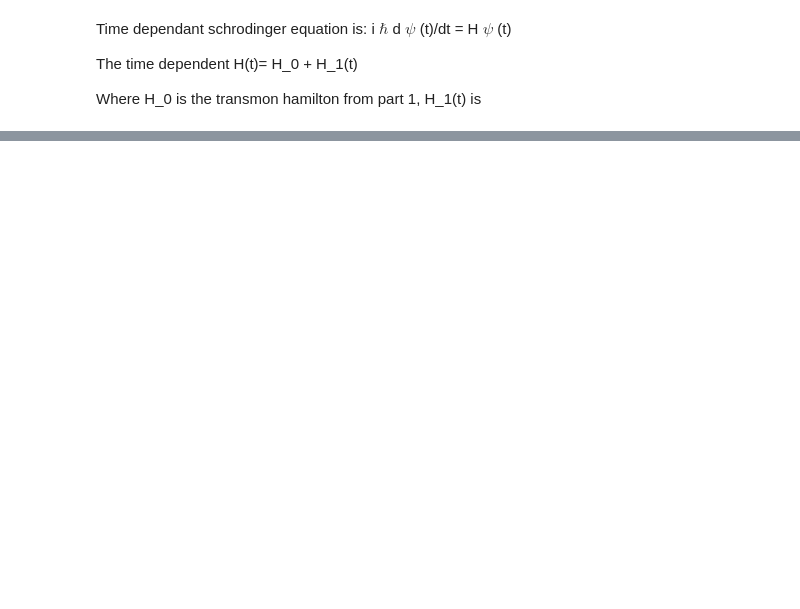
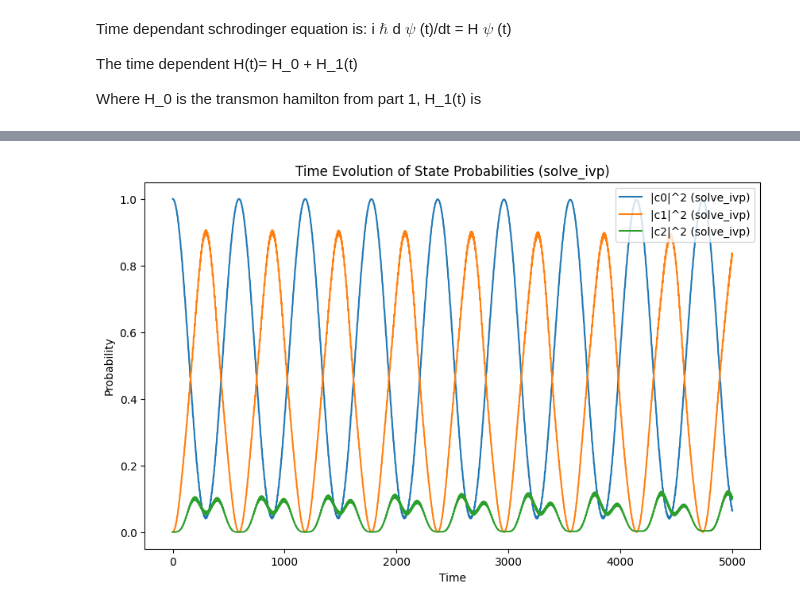
Before and after one commit to AndersWorm/numerical-methods, a Jupyter notebook: project/part2.ipynb, the cells around one changed output, grey strips where cells are left out. Drawn from its saved outputs; the diff is of its cells as text; code cells hidden in the pictures; blank space fills up the shorter version.

```diff
--- a/project/part2.ipynb
+++ b/project/part2.ipynb
@@ -54,0 +76,14 @@ def rk4solve(f,y0,x0,h,xmax):
+# %%
+t_s, C_s = sol.t, sol.y.T  # Transpose sol.y to match the shape of C from rk4solve
+# %%
+plt.figure(figsize=(10, 6))
+plt.plot(t_s, np.abs(C_s[:, 0])**2, label='|c0|^2 (solve_ivp)')
+plt.plot(t_s, np.abs(C_s[:, 1])**2, label='|c1|^2 (solve_ivp)')
+plt.plot(t_s, np.abs(C_s[:, 2])**2, label='|c2|^2 (solve_ivp)')
+plt.xlabel('Time')
+plt.ylabel('Probability')
+plt.title('Time Evolution of State Probabilities (solve_ivp)')
+plt.legend(loc='upper right')
+plt.show()
+# %% [output]
+[figure, added]
```
Also changed, not shown: parts of 9 cells of this notebook, 4 other files.
